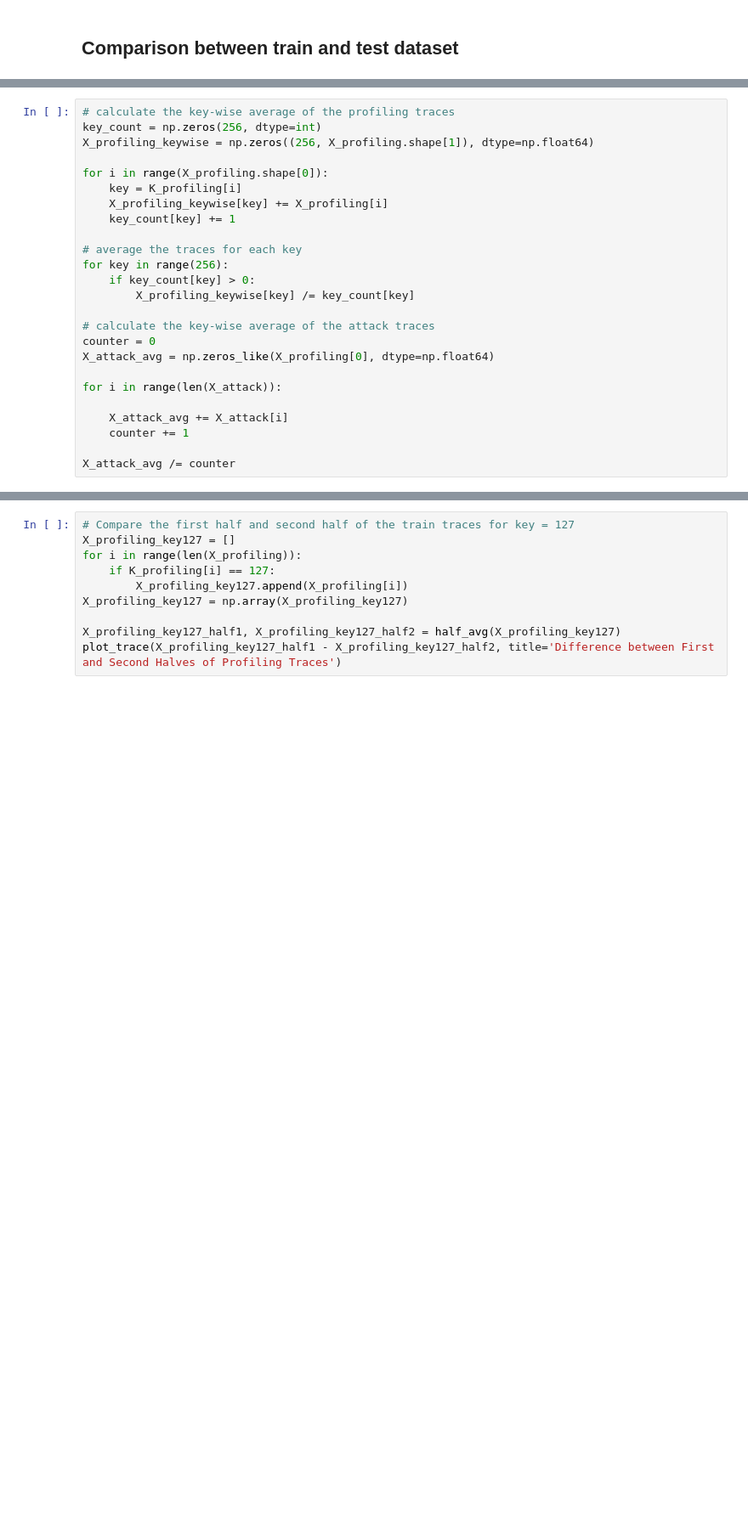
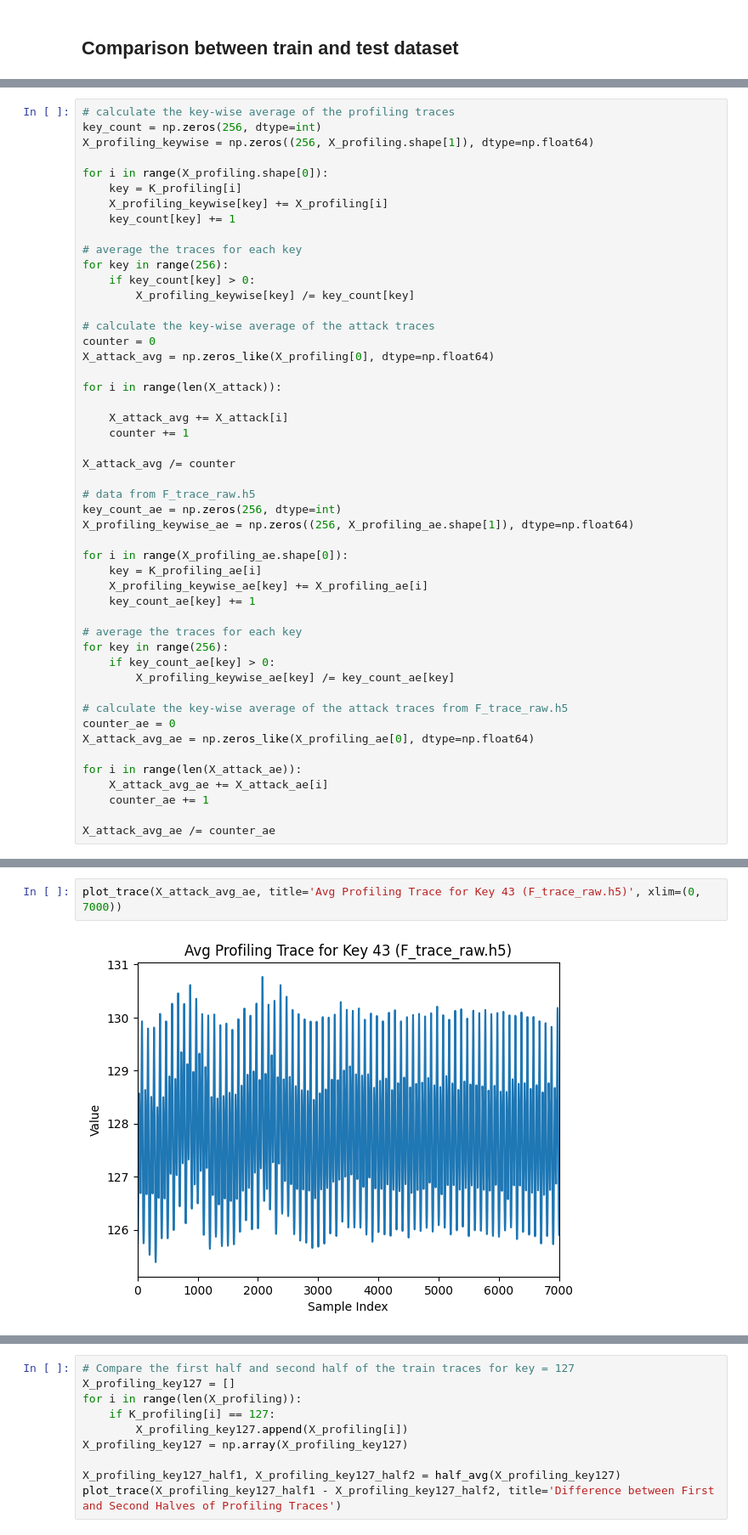
Before and after one commit to LucianoXu/CHES2025-Challenge, a Jupyter notebook: dataset_analysis.ipynb, the cells around one changed output, grey strips where cells are left out. Shown at 85% size. Drawn from its saved outputs; the diff is of its cells as text; blank space fills up the shorter version.

```diff
--- a/dataset_analysis.ipynb
+++ b/dataset_analysis.ipynb
@@ -268,4 +272,28 @@ for i in range(len(X_attack)):
     counter += 1
 
 X_attack_avg /= counter
+
+# data from F_trace_raw.h5
+key_count_ae = np.zeros(256, dtype=int)
+X_profiling_keywise_ae = np.zeros((256, X_profiling_ae.shape[1]), dtype=np.float64)
+
+for i in range(X_profiling_ae.shape[0]):
+    key = K_profiling_ae[i]
+    X_profiling_keywise_ae[key] += X_profiling_ae[i]
+    key_count_ae[key] += 1
+
+# average the traces for each key
+for key in range(256):
+    if key_count_ae[key] > 0:
+        X_profiling_keywise_ae[key] /= key_count_ae[key]
+
+# calculate the key-wise average of the attack traces from F_trace_raw.h5
+counter_ae = 0
+X_attack_avg_ae = np.zeros_like(X_profiling_ae[0], dtype=np.float64)
+
+for i in range(len(X_attack_ae)):
+    X_attack_avg_ae += X_attack_ae[i]
+    counter_ae += 1
+
+X_attack_avg_ae /= counter_ae
 # %%
@@ -279,2 +307,6 @@ plot_trace(X_attack_avg, title='Avg Attack Trace')
+# %%
+plot_trace(X_attack_avg_ae, title='Avg Profiling Trace for Key 43 (F_trace_raw.h5)', xlim=(0, 7000))
+# %% [output]
+[figure, added]
 # %%
 # Compare the difference between the avg of profiling traces (key = 127) and the avg of attack traces
```
Also changed, not shown: parts of 14 cells of this notebook, 3 other files.
